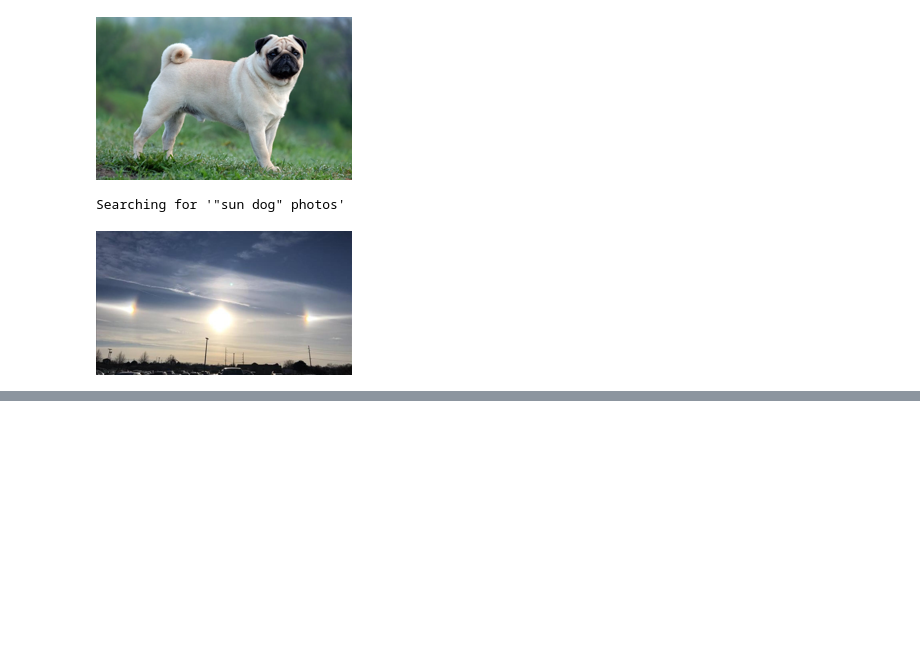
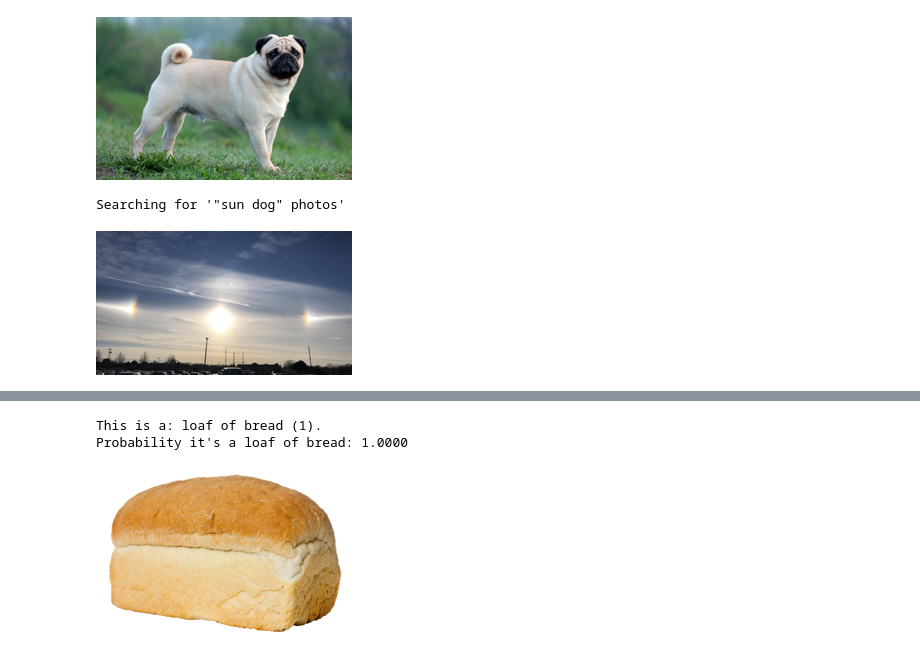
Before and after one commit to jewzaam/aiml-sandbox, a Jupyter notebook: chapter-1-mvm.ipynb, the cells around one changed output, grey strips where cells are left out. Cells and saved outputs as stored; diff of their text form; code cells hidden in the pictures; blank space fills up the shorter version.

Commit message:
Testing MVM with sun dog category.

```diff
--- a/chapter-1-mvm.ipynb
+++ b/chapter-1-mvm.ipynb
@@ -183 +184,9 @@ Probability it's a dog: 0.9994
 [figure]
+# %%
+dest='"loaf of bread".jpg'
+category,category_num,probs = learn.predict(PILImage.create(dest))
+print(f"This is a: {category} ({category_num}).")
+print(f"Probability it's a {category}: {probs[category_num]:.4f}")
+im = Image.open(dest)
+im.to_thumb(256,256)
+# %% [output]
@@ -183,0 +194,3 @@ Probability it's a dog: 0.9994
+This is a: loaf of bread (1).
+Probability it's a loaf of bread: 1.0000
+[figure, added]
```
Also changed, not shown: parts of 13 cells of this notebook.
